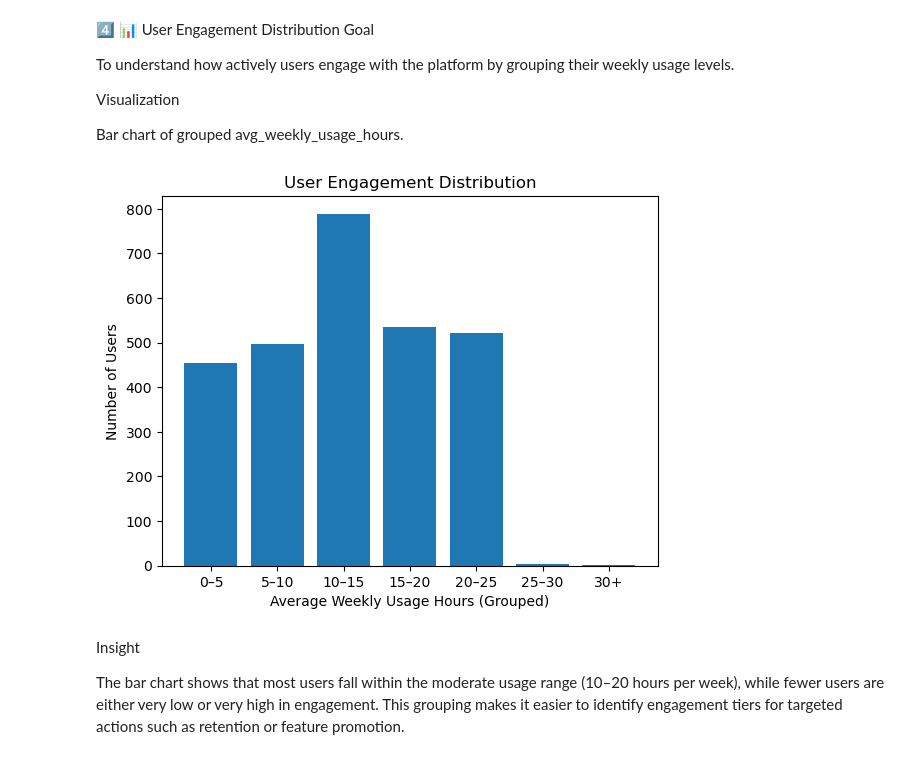
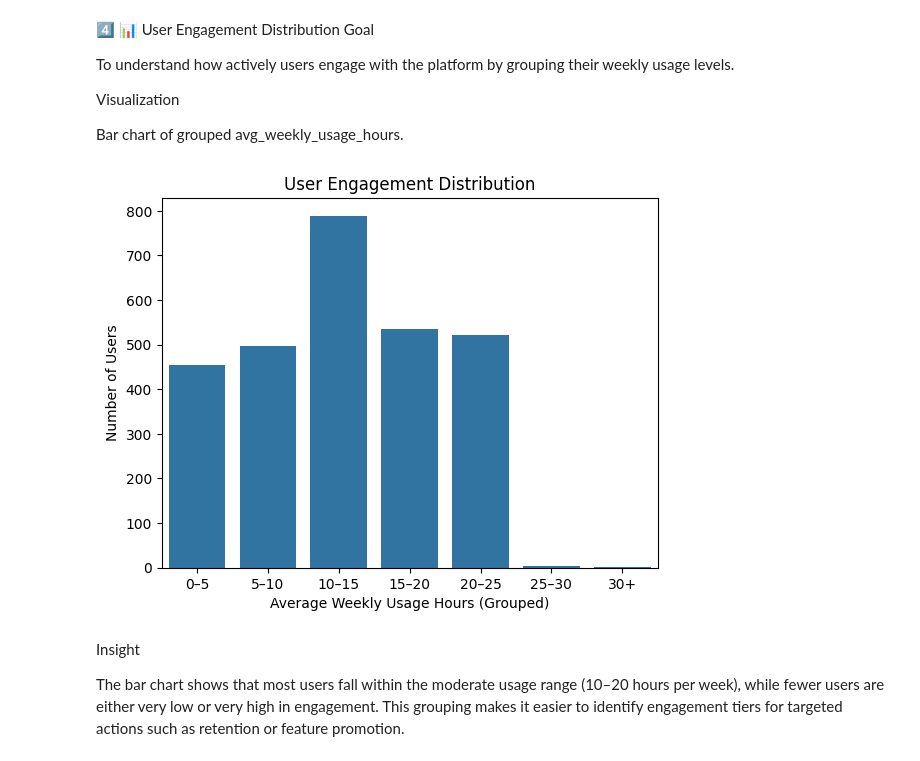
Before and after one commit to meersuhaib191/Week1_foundations, a Jupyter notebook: WEEK 2/Project_1/Visualizations.ipynb, the cells around one changed output. Cells and saved outputs as stored; diff of their text form; code cells hidden in the pictures.

```diff
--- a/WEEK 2/Project_1/Visualizations.ipynb
+++ b/WEEK 2/Project_1/Visualizations.ipynb
@@ -12,13 +12,18 @@ Pie chart of plan_type.
 # %%
 import pandas as pd
 import matplotlib.pyplot as plt
-import seaborn as sns
+ # used elsewhere in EDA
 
-df = pd.read_csv("K:/Data Science Internship/WEEK 2/Project_1/dataset/Cleaned_customer_subscription_dataset.csv")
-df.head()
+# Load dataset
+df = pd.read_csv(
+    "/workspaces/Data-Science-Intern/WEEK 2/Project_1/dataset/Cleaned_customer_subscription_dataset.csv"
+)
+
+# Count subscription plans
 plan_counts = df['plan_type'].value_counts()
 
-plt.figure()
+# Plot pie chart
+plt.figure(figsize=(6, 6))
 plt.pie(
     plan_counts.values,
     labels=plan_counts.index,
@@ -26,9 +31,6 @@ plt.pie(
     startangle=90
 )
 
-# Title
 plt.title('Customer Subscription Plan Distribution')
-
-# Show plot
 plt.show()
 # %% [output]
@@ -116,30 +133,35 @@ Bar chart of grouped avg_weekly_usage_hours.
 # %%
 
 # Define usage bins
 bins = [0, 5, 10, 15, 20, 25, 30, 40]
 labels = ['0–5', '5–10', '10–15', '15–20', '20–25', '25–30', '30+']
 
 # Create usage groups
 df['usage_group'] = pd.cut(
     df['avg_weekly_usage_hours'],
     bins=bins,
     labels=labels,
     right=False
 )
 
 # Count users in each group
-usage_counts = df['usage_group'].value_counts().sort_index()
+usage_counts = df['usage_group'].value_counts().sort_index().reset_index()
+usage_counts.columns = ['usage_group', 'user_count']
 
-# Plot bar chart
+# Plot bar chart using seaborn
 plt.figure()
-plt.bar(usage_counts.index.astype(str), usage_counts.values)
+sns.barplot(
+    data=usage_counts,
+    x='usage_group',
+    y='user_count'
+)
+
 plt.xlabel('Average Weekly Usage Hours (Grouped)')
 plt.ylabel('Number of Users')
 plt.title('User Engagement Distribution')
-
 plt.show()
 # %% [output]
-[figure, old version]
+[figure, new version]
 # %% [markdown]
 
 Insight
```
Also changed, not shown: parts of 4 cells of this notebook.
